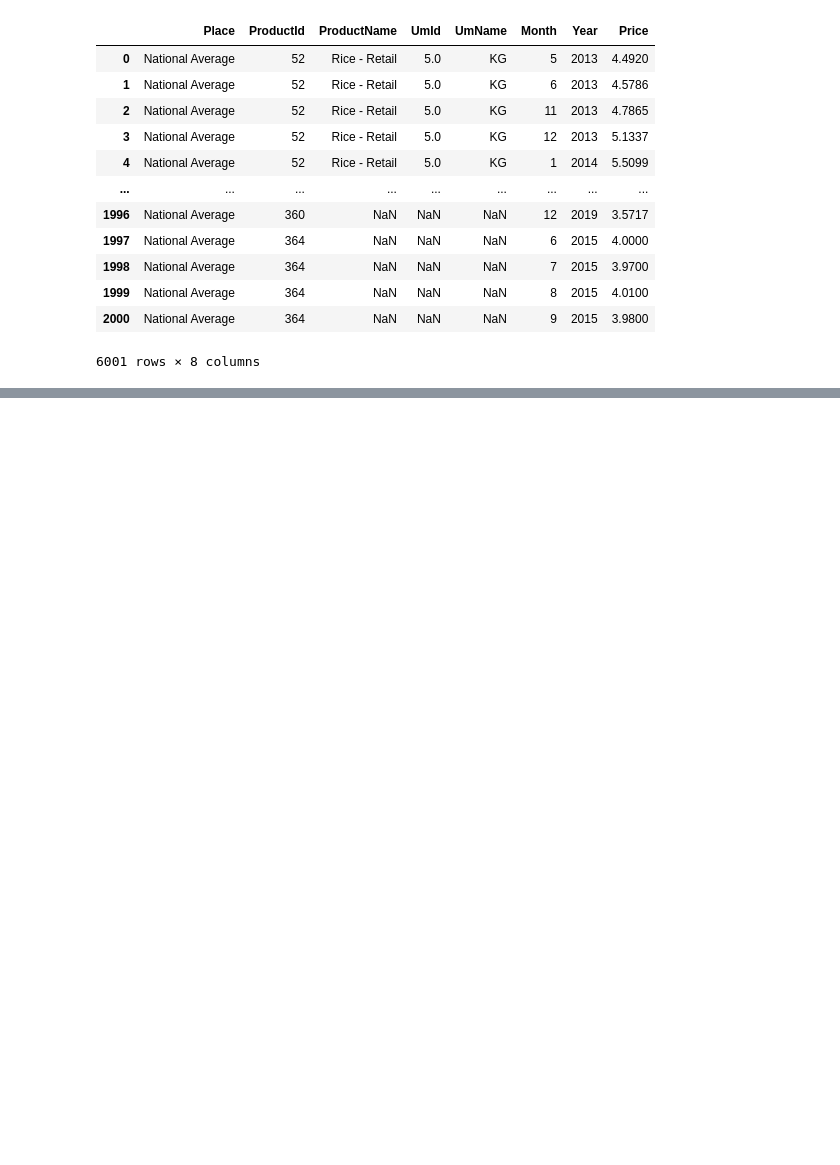
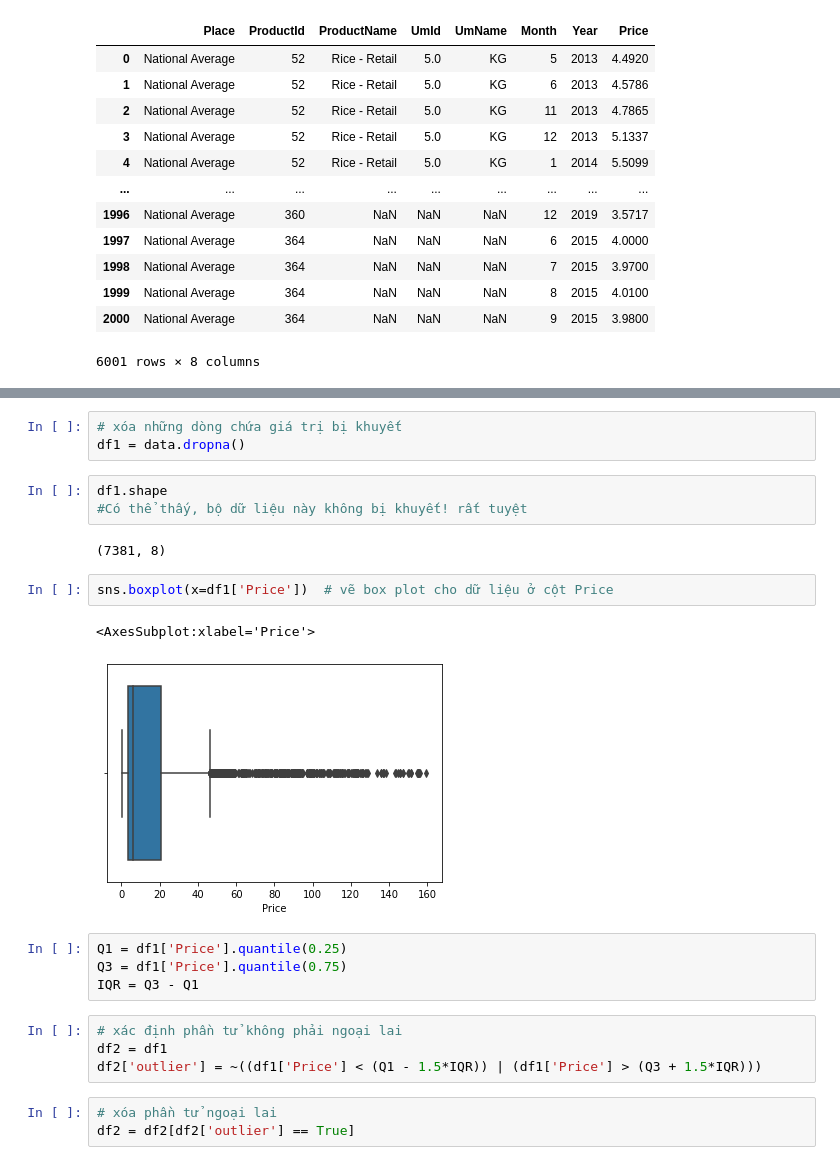
Before and after one commit to Trang27cl/testgit, a Jupyter notebook: FoodPrice_in_Turkey.ipynb, the cells around one changed output, grey strips where cells are left out. Cells and saved outputs as stored; diff of their text form; blank space fills up the shorter version.

```diff
--- a/FoodPrice_in_Turkey.ipynb
+++ b/FoodPrice_in_Turkey.ipynb
@@ -725,0 +781,24 @@ df7
+# %%
+# xóa những dòng chứa giá trị bị khuyết
+df1 = data.dropna()
+# %%
+df1.shape
+#Có thể thấy, bộ dữ liệu này không bị khuyết! rất tuyệt
+# %% [output]
+(7381, 8)
+# %%
+sns.boxplot(x=df1['Price'])  # vẽ box plot cho dữ liệu ở cột Price
+# %% [output]
+<AxesSubplot:xlabel='Price'>
+[figure, added]
+# %%
+Q1 = df1['Price'].quantile(0.25)
+Q3 = df1['Price'].quantile(0.75)
+IQR = Q3 - Q1
+# %%
+# xác định phần tử không phải ngoại lai
+df2 = df1
+df2['outlier'] = ~((df1['Price'] < (Q1 - 1.5*IQR)) | (df1['Price'] > (Q3 + 1.5*IQR)))
+# %%
+# xóa phần tử ngoại lai
+df2 = df2[df2['outlier'] == True]
```
Also changed, not shown: parts of 29 cells of this notebook.
